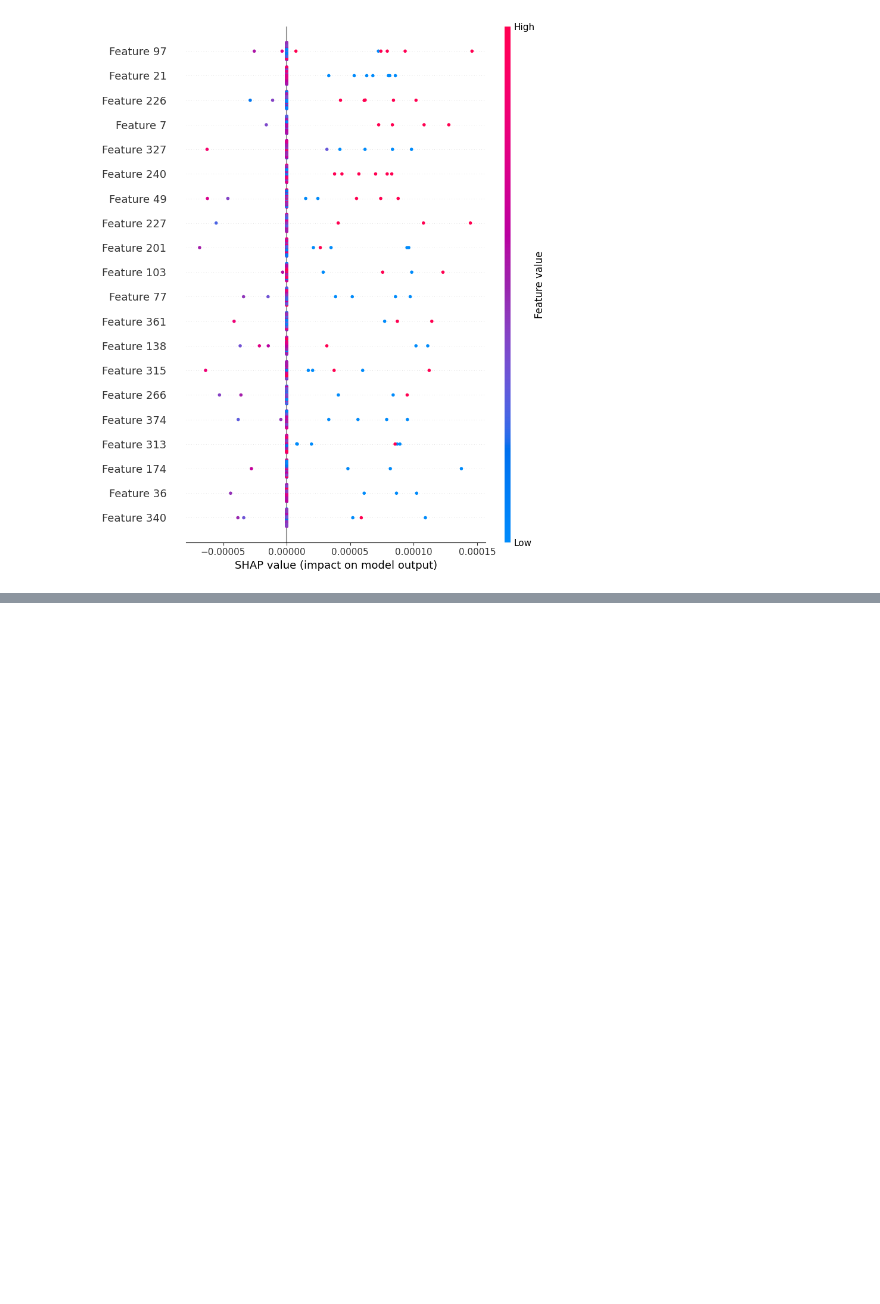
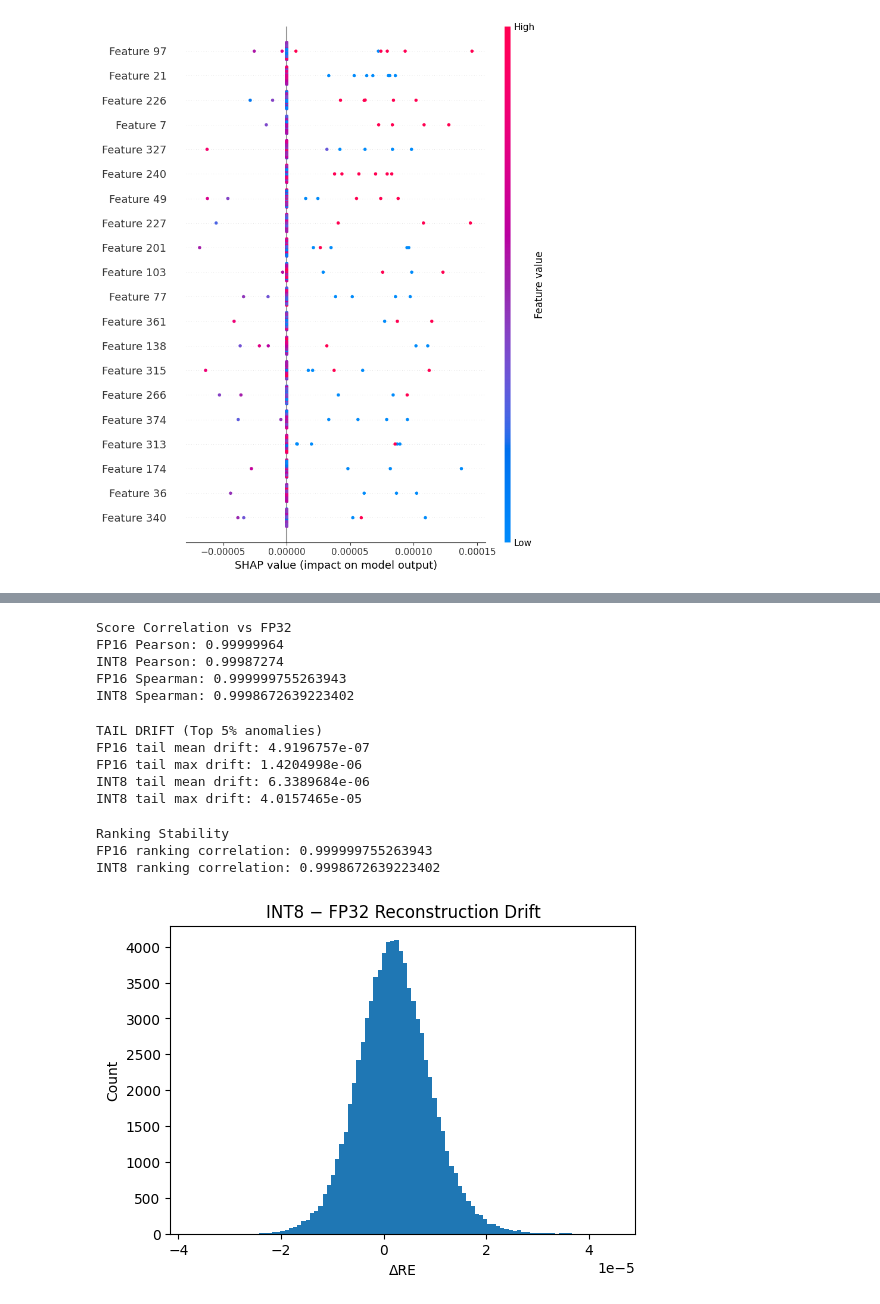
Before and after one commit to zzunairaa/Impact-of-Model-Quantization-on-Anomaly-Detection-in-High-Dimensional-NLP-Embedding-Spaces, a Jupyter notebook: AI3.ipynb, the cells around one changed output, grey strips where cells are left out. Cells and saved outputs as stored; diff of their text form; code cells hidden in the pictures; blank space fills up the shorter version.

```diff
--- a/AI3.ipynb
+++ b/AI3.ipynb
@@ -577,0 +576,7 @@ shap.summary_plot(shap_vals_int8, X_sample[:100])
+# %%
+RE_fp32 = test_err
+RE_fp16 = test_err_fp16
+RE_int8 = test_err_int8
+
+delta_fp16 = RE_fp16 - RE_fp32
+delta_int8 = RE_int8 - RE_fp32
@@ -577,0 +613,58 @@ shap.summary_plot(shap_vals_int8, X_sample[:100])
+# %%
+from scipy.stats import pearsonr, spearmanr
+
+print("\nScore Correlation vs FP32")
+
+print("FP16 Pearson:", pearsonr(RE_fp32, RE_fp16)[0])
+print("INT8 Pearson:", pearsonr(RE_fp32, RE_int8)[0])
+
+print("FP16 Spearman:", spearmanr(RE_fp32, RE_fp16)[0])
+print("INT8 Spearman:", spearmanr(RE_fp32, RE_int8)[0])
+# %% [output]
+Score Correlation vs FP32
+FP16 Pearson: 0.99999964
+INT8 Pearson: 0.99987274
+FP16 Spearman: 0.999999755263943
+INT8 Spearman: 0.9998672639223402
+# %%
+# top 5% highest anomaly scores according to FP32
+top_idx = np.argsort(RE_fp32)[-int(0.05 * len(RE_fp32)):]
+
+tail_fp16 = np.abs(delta_fp16[top_idx])
+tail_int8 = np.abs(delta_int8[top_idx])
+
+print("\nTAIL DRIFT (Top 5% anomalies)")
+
+print("FP16 tail mean drift:", tail_fp16.mean())
+print("FP16 tail max drift:", tail_fp16.max())
+
+print("INT8 tail mean drift:", tail_int8.mean())
+print("INT8 tail max drift:", tail_int8.max())
+# %% [output]
+TAIL DRIFT (Top 5% anomalies)
+FP16 tail mean drift: 4.9196757e-07
+FP16 tail max drift: 1.4204998e-06
+INT8 tail mean drift: 6.3389684e-06
+INT8 tail max drift: 4.0157465e-05
+# %%
+rank_corr_fp16 = spearmanr(RE_fp32, RE_fp16)[0]
+rank_corr_int8 = spearmanr(RE_fp32, RE_int8)[0]
+
+print("\nRanking Stability")
+print("FP16 ranking correlation:", rank_corr_fp16)
+print("INT8 ranking correlation:", rank_corr_int8)
+# %% [output]
+Ranking Stability
+FP16 ranking correlation: 0.999999755263943
+INT8 ranking correlation: 0.9998672639223402
+# %%
+import matplotlib.pyplot as plt
+
+plt.figure(figsize=(6,4))
+plt.hist(delta_int8, bins=100)
+plt.title("INT8 − FP32 Reconstruction Drift")
+plt.xlabel("ΔRE")
+plt.ylabel("Count")
+plt.show()
+# %% [output]
+[figure, added]
```
Also changed, not shown: parts of 3 cells of this notebook.
